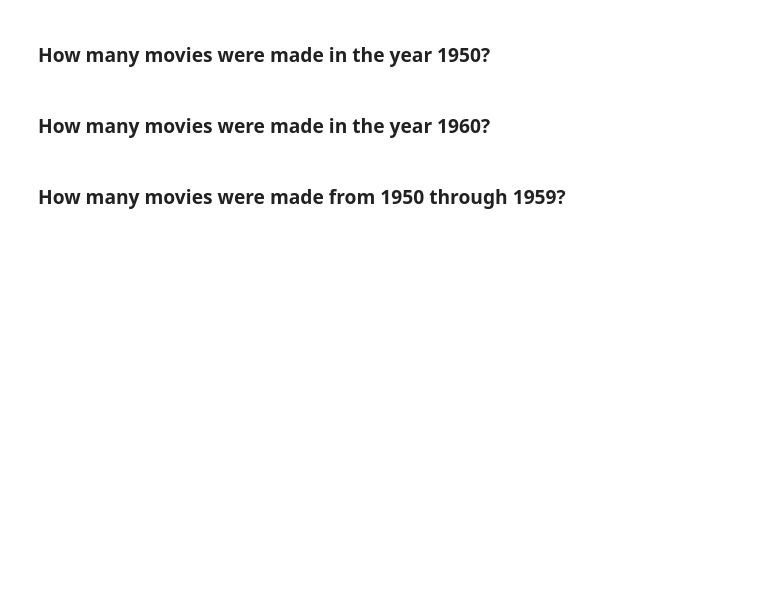
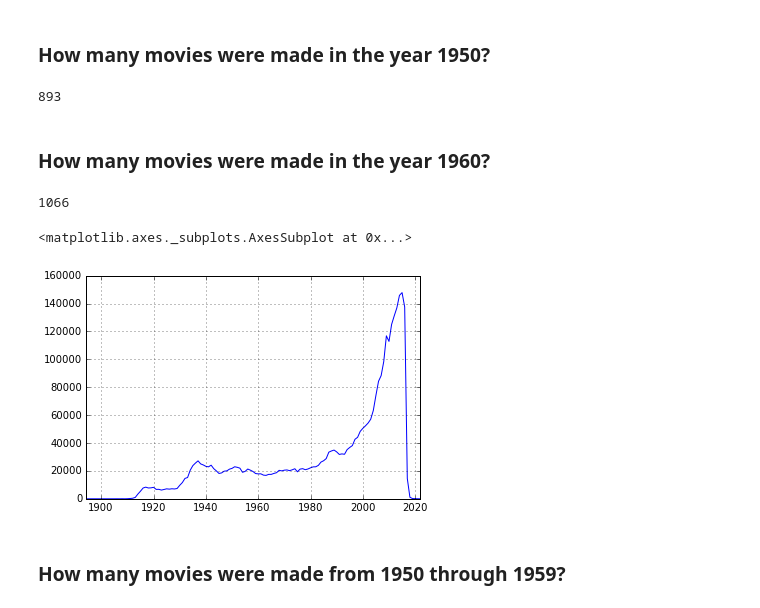
Before and after one commit to hjerpe/pycon-pandas-tutorial, a Jupyter notebook: Exercises-1.ipynb, the cells around one changed output. Cells and saved outputs as stored; diff of their text form; code cells hidden in the pictures; blank space fills up the shorter version.

```diff
--- a/Exercises-1.ipynb
+++ b/Exercises-1.ipynb
@@ -90,2 +106,6 @@ len(set(cast[cast.title == 'Hamlet'].year))
 # %% [markdown]
 ### List all of the "Treasure Island" movies from earliest to most recent.
+# %%
+str_title = 'Treasure Island'
+df_title_years = cast[['year', 'title']].sort('year')
+df_title_years.drop_duplicates()
@@ -92,6 +131,22 @@ len(set(cast[cast.title == 'Hamlet'].year))
 # %% [markdown]
 ### How many movies were made in the year 1950?
+# %%
+#sum(df_title_years.year == 1950)
+df_unique_title_years = df_title_years.drop_duplicates()
+(df_unique_title_years.year == 1950).sum()
+# %% [output]
+893
 # %% [markdown]
 ### How many movies were made in the year 1960?
+# %%
+(df_unique_title_years.year == 1960).sum()
+# %% [output]
+1066
+# %%
+type(df_title_years.year.value_counts())
+df_title_years.year.value_counts().sort_index().plot()
+# %% [output]
+<matplotlib.axes._subplots.AxesSubplot at 0x...>
+[figure, added]
 # %% [markdown]
 ### How many movies were made from 1950 through 1959?
```
Also changed, not shown: parts of 27 cells of this notebook.
